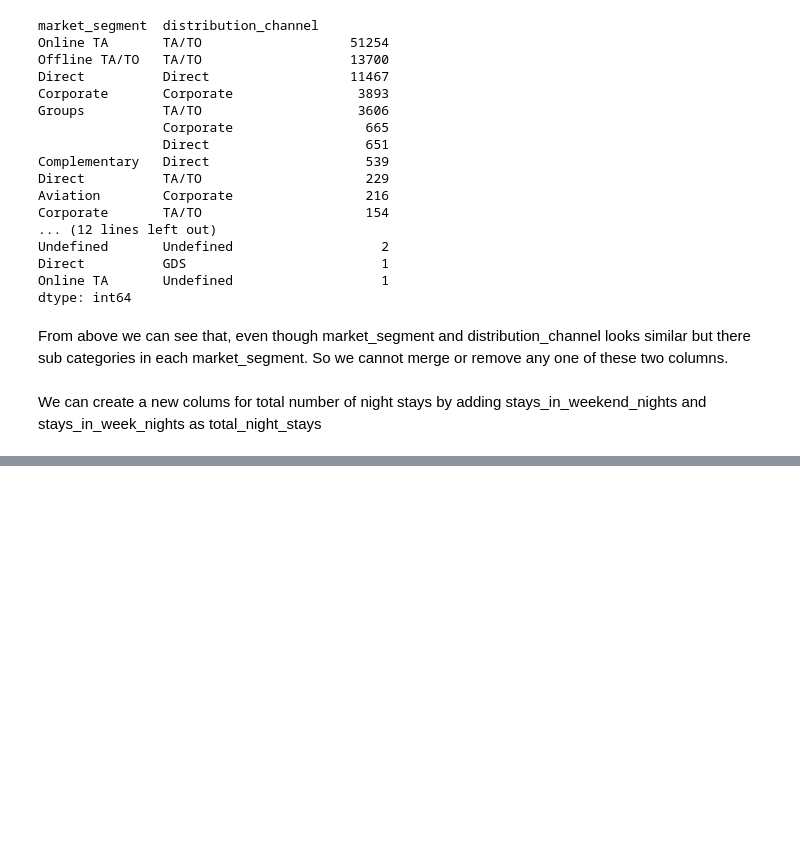
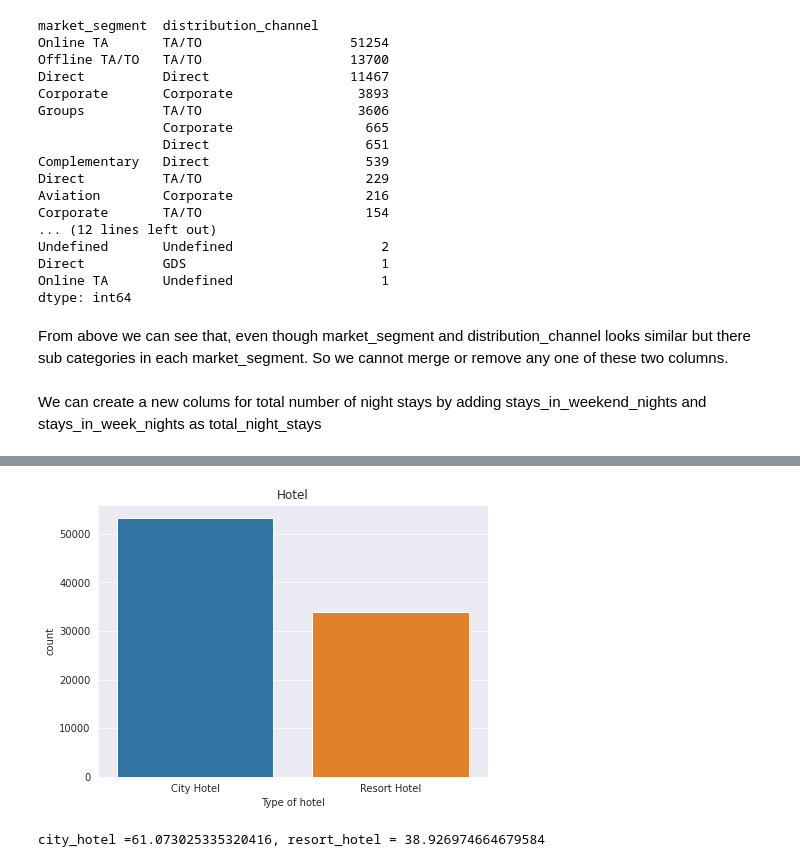
Before and after one commit to pavan-potnuru/hotel-booking-analysis-team-repository, a Jupyter notebook: Hotel_Booking_Analysis_Capstone_Project.ipynb, the cells around one changed output, grey strips where cells are left out. Drawn from its saved outputs; the diff is of its cells as text; code cells hidden in the pictures; blank space fills up the shorter version.

```diff
--- a/Hotel_Booking_Analysis_Capstone_Project.ipynb
+++ b/Hotel_Booking_Analysis_Capstone_Project.ipynb
@@ -280,0 +356,15 @@ new_df['reservation_status_date'] = pd.to_datetime(new_df['reservation_status_da
+# %%
+#Hotel
+df1=new_df['hotel']
+df1=df1.value_counts()
+x=df1.index.values
+y=df1.values
+plot(x,y,x_label='Type of hotel',y_label='count',title='Hotel')
+
+city_hotel=df1[0]
+resort_hotel=df1[1]
+sum=city_hotel+resort_hotel
+print('city_hotel =' + str(city_hotel/sum*100) + ', resort_hotel = '+ str(resort_hotel/sum*100))
+# %% [output]
+[figure, added]
+city_hotel =61.073025335320416, resort_hotel = 38.926974664679584
```
Also changed, not shown: parts of 31 cells of this notebook.
